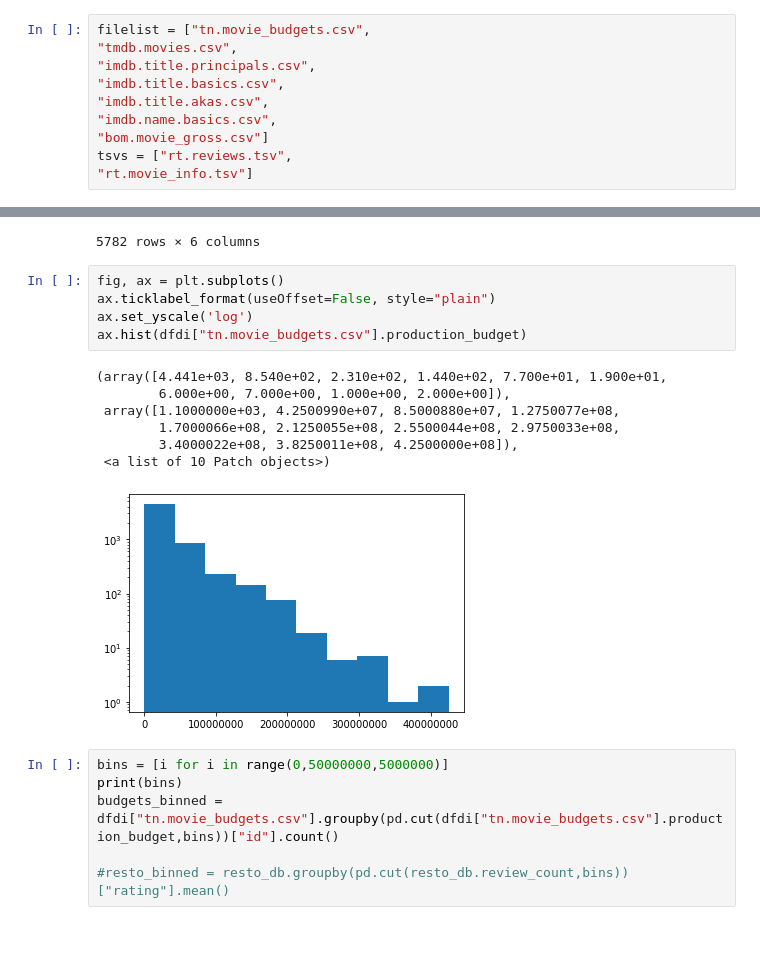
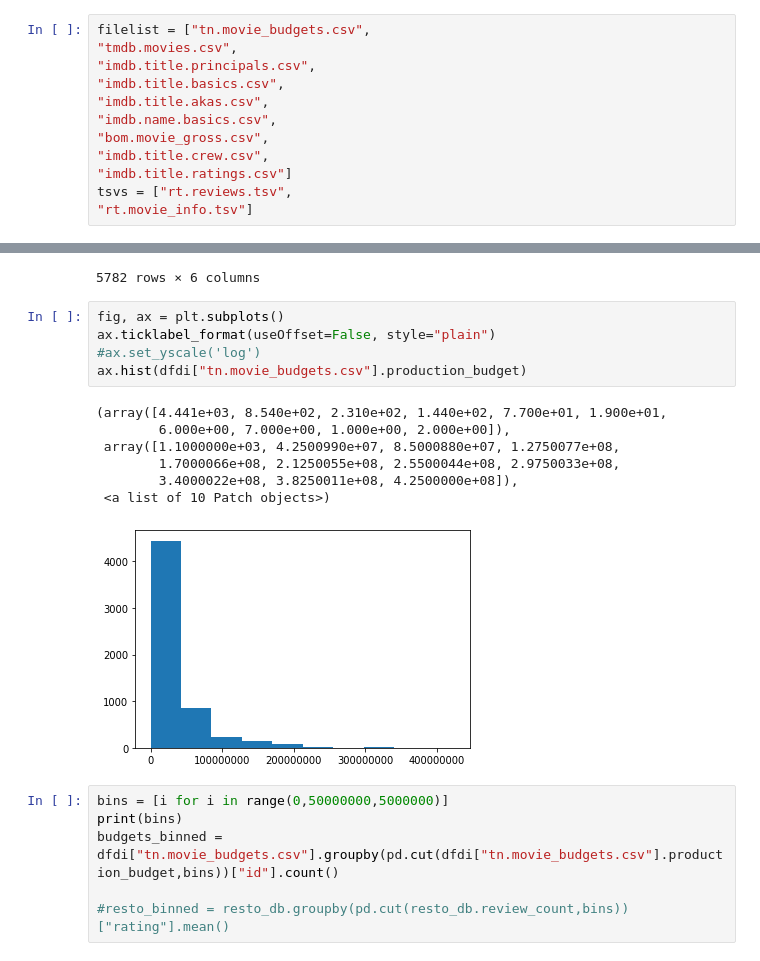
Before and after one commit to learn-co-students/dsc-mod-1-project-v2-1-nyc01-dtsc-ft-080320, a Jupyter notebook: Preliminary Data Exploration.ipynb, the cells around one changed output, grey strips where cells are left out. Drawn from its saved outputs; the diff is of its cells as text.

```diff
--- a/Preliminary Data Exploration.ipynb
+++ b/Preliminary Data Exploration.ipynb
@@ -9,7 +9,9 @@ filelist = ["tn.movie_budgets.csv",
 "imdb.title.basics.csv",
 "imdb.title.akas.csv",
 "imdb.name.basics.csv",
-"bom.movie_gross.csv"]
+"bom.movie_gross.csv",
+"imdb.title.crew.csv",
+"imdb.title.ratings.csv"]
 tsvs = ["rt.reviews.tsv",
 "rt.movie_info.tsv"]
 # %%
@@ -140,16 +142,16 @@ dfdi["tn.movie_budgets.csv"]
 # %%
 fig, ax = plt.subplots()
 ax.ticklabel_format(useOffset=False, style="plain")
-ax.set_yscale('log')
+#ax.set_yscale('log')
 ax.hist(dfdi["tn.movie_budgets.csv"].production_budget)
 # %% [output]
 (array([4.441e+03, 8.540e+02, 2.310e+02, 1.440e+02, 7.700e+01, 1.900e+01,
         6.000e+00, 7.000e+00, 1.000e+00, 2.000e+00]),
  array([1.1000000e+03, 4.2500990e+07, 8.5000880e+07, 1.2750077e+08,
         1.7000066e+08, 2.1250055e+08, 2.5500044e+08, 2.9750033e+08,
         3.4000022e+08, 3.8250011e+08, 4.2500000e+08]),
  <a list of 10 Patch objects>)
-[figure, old version]
+[figure, new version]
 # %%
 bins = [i for i in range(0,50000000,5000000)]
 print(bins)
```
Also changed, not shown: parts of 14 cells of this notebook.
